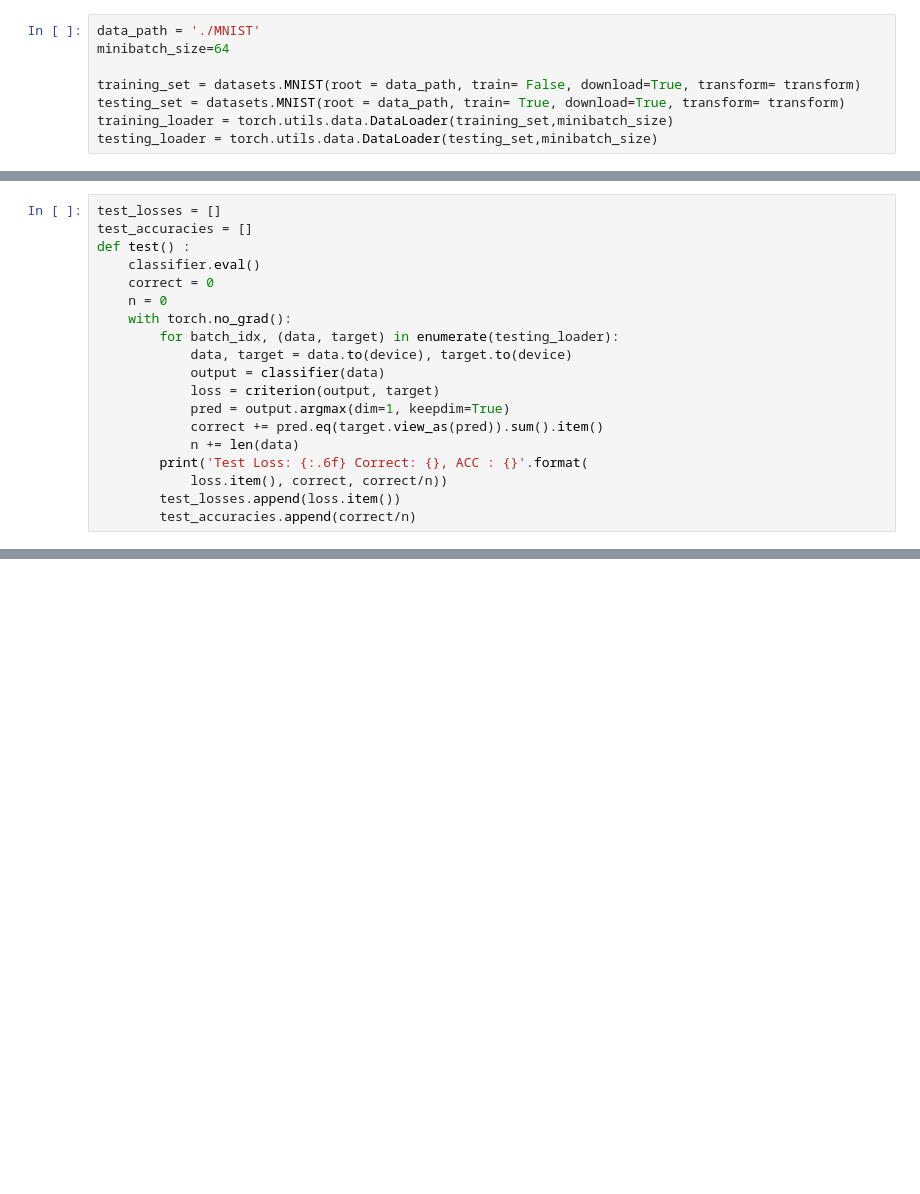
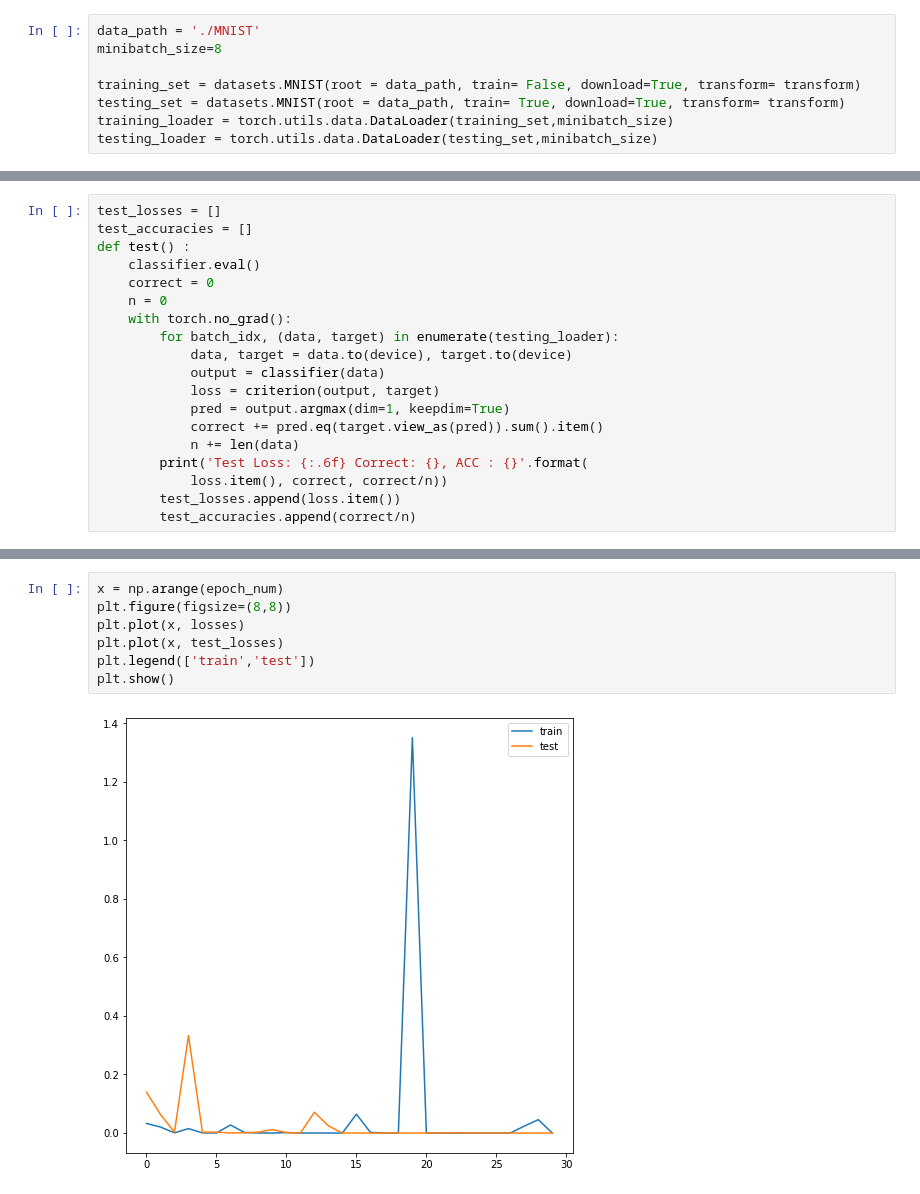
Before and after one commit to nh7881/machine_learning_project_class, a Jupyter notebook: exercise_10/assignment_10.ipynb, the cells around one changed output, grey strips where cells are left out. Drawn from its saved outputs; the diff is of its cells as text; blank space fills up the shorter version.

```diff
--- a/exercise_10/assignment_10.ipynb
+++ b/exercise_10/assignment_10.ipynb
@@ -13,7 +13,7 @@ transform = transforms.Compose([
 ])
 # %%
 data_path = './MNIST'
-minibatch_size=64
+minibatch_size=8
 
 training_set = datasets.MNIST(root = data_path, train= False, download=True, transform= transform)
 testing_set = datasets.MNIST(root = data_path, train= True, download=True, transform= transform)
@@ -132,0 +134,9 @@ Train Epoch: 26 Loss: 0.000936 Correct: 9978 ACC: 0.9978
+# %%
+x = np.arange(epoch_num)
+plt.figure(figsize=(8,8))
+plt.plot(x, losses)
+plt.plot(x, test_losses)
+plt.legend(['train','test'])
+plt.show()
+# %% [output]
+[figure, added]
```
Also changed, not shown: parts of 2 cells of this notebook.
